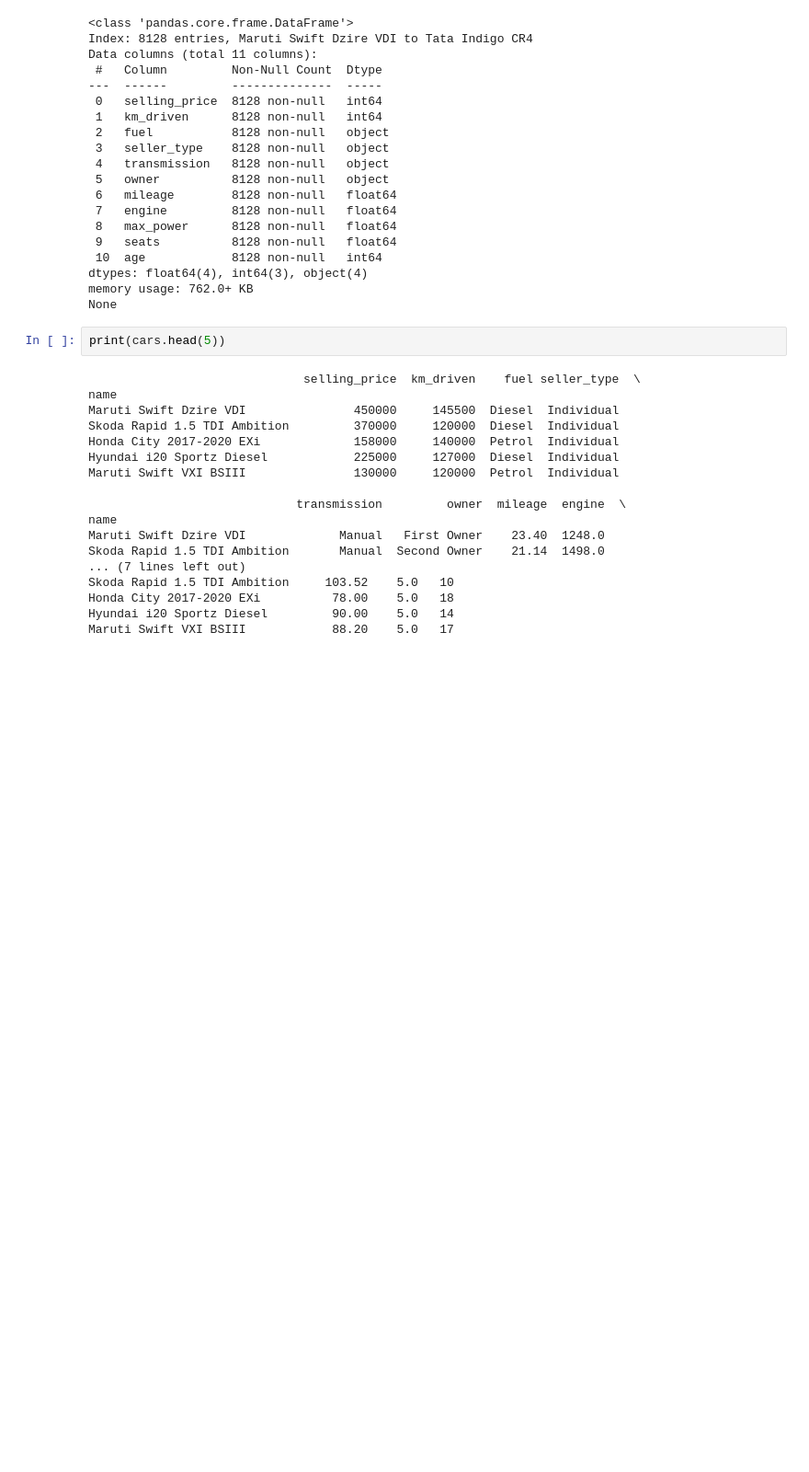
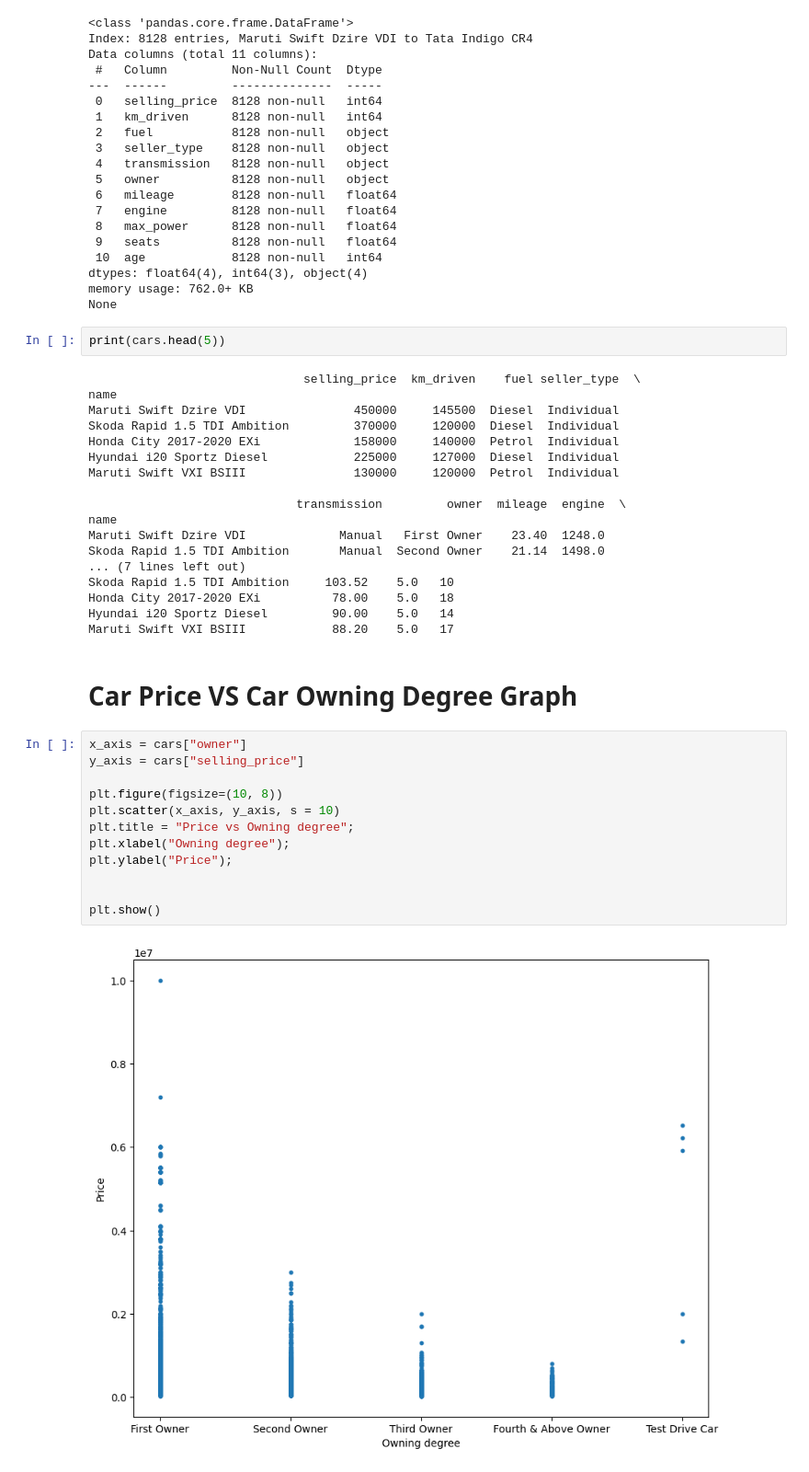
Before and after one commit to MohamedAbdelaziz177/Ai-task-Data-Cleaning-visualization, a Jupyter notebook: CarDataCleaningAndPricePrediction.ipynb, the cells around one changed output. Shown at 92% size. Cells and saved outputs as stored; diff of their text form; blank space fills up the shorter version.

Commit message:
Some visualizations completed

```diff
--- a/CarDataCleaningAndPricePrediction.ipynb
+++ b/CarDataCleaningAndPricePrediction.ipynb
@@ -289,3 +289,19 @@ Skoda Rapid 1.5 TDI Ambition     103.52    5.0   10
 Honda City 2017-2020 EXi          78.00    5.0   18
 Hyundai i20 Sportz Diesel         90.00    5.0   14
 Maruti Swift VXI BSIII            88.20    5.0   17
+# %% [markdown]
+# Car Price VS Car Owning Degree Graph #
+# %%
+x_axis = cars["owner"]
+y_axis = cars["selling_price"]
+
+plt.figure(figsize=(10, 8))
+plt.scatter(x_axis, y_axis, s = 10)
+plt.title = "Price vs Owning degree";
+plt.xlabel("Owning degree");
+plt.ylabel("Price");
+
+
+plt.show()
+# %% [output]
+[figure, added]
```
Also changed, not shown: parts of 23 cells of this notebook.
